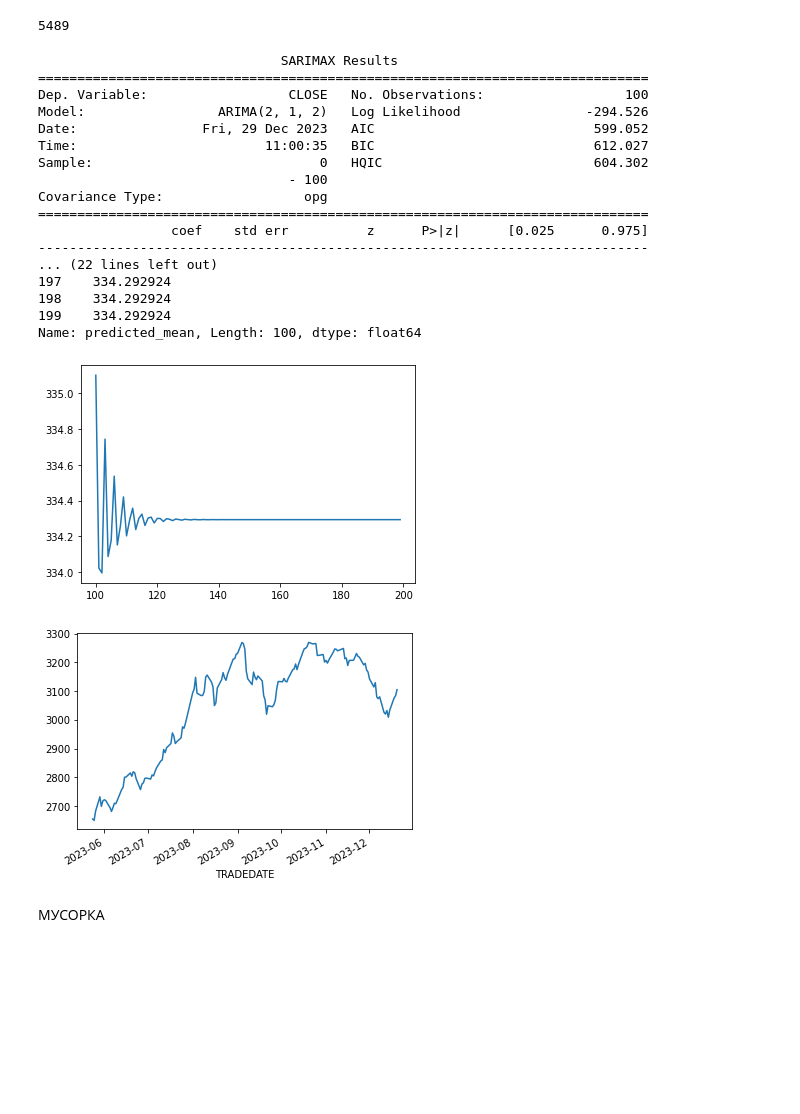
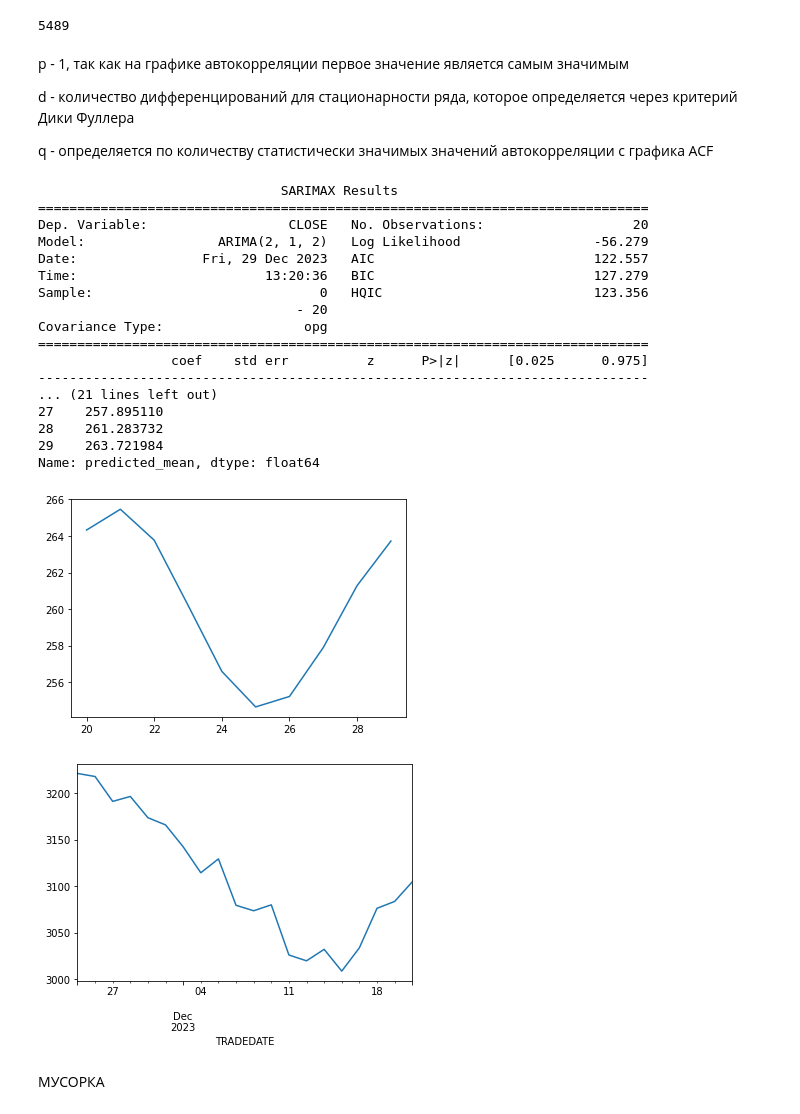
Before and after one commit to PaLashilo/PredictIMOEX, a Jupyter notebook: ARIMA.ipynb, the cells around one changed output. Saved outputs shown, nothing was run; the diff lists cells and outputs as text; code cells hidden in the pictures; blank space fills up the shorter version.

```diff
--- a/ARIMA.ipynb
+++ b/ARIMA.ipynb
@@ -72,22 +75,22 @@ plt.show()
 # %% [markdown]
 Подбор гиперпараметров для модели
 # %%
-# Проверка стационарности временного ряда
+# Проверка стационарности временного ряда через критерий Дики-Фуллера
 def test_stationarity(timeseries):
-    # Критерий Дики-Фуллера
     result = adfuller(timeseries)
     print('ADF Statistic:', result[0])
     print('p-value:', result[1])
     print('Critical Values:', result[4])
     print('Is the time series stationary?', result[1] < 0.05)
 
-# Создание стационарного временного ряда (если необходимо)
-df['CLOSE_diff'] = df['CLOSE'].diff()
-df['CLOSE_diff'].fillna(0, inplace=True)
+fig = plt.figure(figsize=(15, 25))
+ax1 = fig.add_subplot(121)
+ax1.set_title('1st order differencing')
+ax1.plot(df.CLOSE.diff().dropna()) # создание стационарного временного ряда
 
-# Построение ACF и PACF графиков
-plot_acf(df['CLOSE_diff'], lags=30)
-plot_pacf(df['CLOSE_diff'], lags=30)
+ax2 = fig.add_subplot(122)
+plot_acf(df.CLOSE.diff().dropna(), lags=30, ax=ax2)
+# plot_pacf(df['CLOSE_diff'], lags=30)
 plt.show()
 
 # Проверка стационарности временного ряда
@@ -98,45 +107,51 @@ Model
 len(df)
 # %% [output]
 5489
+# %% [markdown]
+p - 1, так как на графике автокорреляции первое значение является самым значимым
+
+d - количество дифференцирований для стационарности ряда, которое определяется через критерий Дики Фуллера
+
+q - определяется по количеству статистически значимых значений автокорреляции с графика ACF
 # %%
-model = ARIMA(df.CLOSE[:100], order=(2, 1, 2))  # Здесь (1, 1, 1) - порядок модели ARIMA (p, d, q)
+days_to_predict = 20
+
+model = ARIMA(df.CLOSE[:days_to_predict], order=(2, 1, 2))  # (p, d, q)
 model_fit = model.fit()
 
-# Выведем статистику обученной модели
 print(model_fit.summary())
 
-# Прогнозирование с использованием обученной модели
-forecast = model_fit.forecast(steps=100)  # Здесь 10 - количество шагов для прогнозирования
+forecast = model_fit.forecast(steps=10)
 print(forecast)
 # %% [output]
                                SARIMAX Results
 ==============================================================================
-Dep. Variable:                  CLOSE   No. Observations:                  100
-Model:                 ARIMA(2, 1, 2)   Log Likelihood                -294.526
-Date:                Fri, 29 Dec 2023   AIC                            599.052
-Time:                        11:00:35   BIC                            612.027
-Sample:                             0   HQIC                           604.302
-                                - 100
+Dep. Variable:                  CLOSE   No. Observations:                   20
+Model:                 ARIMA(2, 1, 2)   Log Likelihood                 -56.279
+Date:                Fri, 29 Dec 2023   AIC                            122.557
+Time:                        13:20:36   BIC                            127.279
+Sample:                             0   HQIC                           123.356
+                                 - 20
 Covariance Type:                  opg
 ==============================================================================
                  coef    std err          z      P>|z|      [0.025      0.975]
 ------------------------------------------------------------------------------
-... (22 lines left out)
-197    334.292924
-198    334.292924
-199    334.292924
-Name: predicted_mean, Length: 100, dtype: float64
+... (21 lines left out)
+27    257.895110
+28    261.283732
+29    263.721984
+Name: predicted_mean, dtype: float64
 # %%
 plt.ticklabel_format(axis='y', style='plain')
 forecast.plot()
 plt.show()
 # %% [output]
-[figure, old version]
+[figure, new version]
 # %%
-df.iloc[-150:].CLOSE.plot()
+df.iloc[-days_to_predict:].CLOSE.plot()
 plt.show()
 # %% [output]
-[figure, old version]
+[figure, new version]
 # %% [markdown]
 МУСОРКА
 # %%
```
Also changed, not shown: parts of 2 cells of this notebook, 8 other files.
